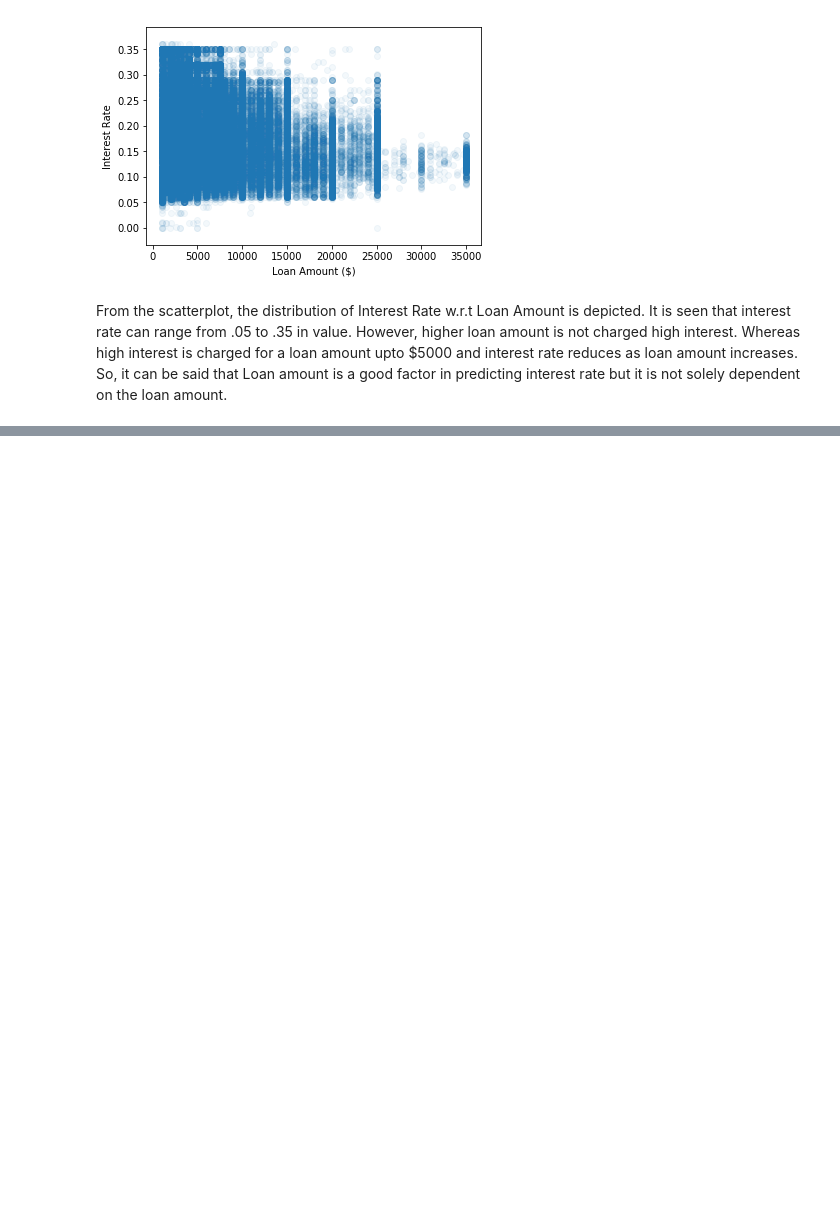
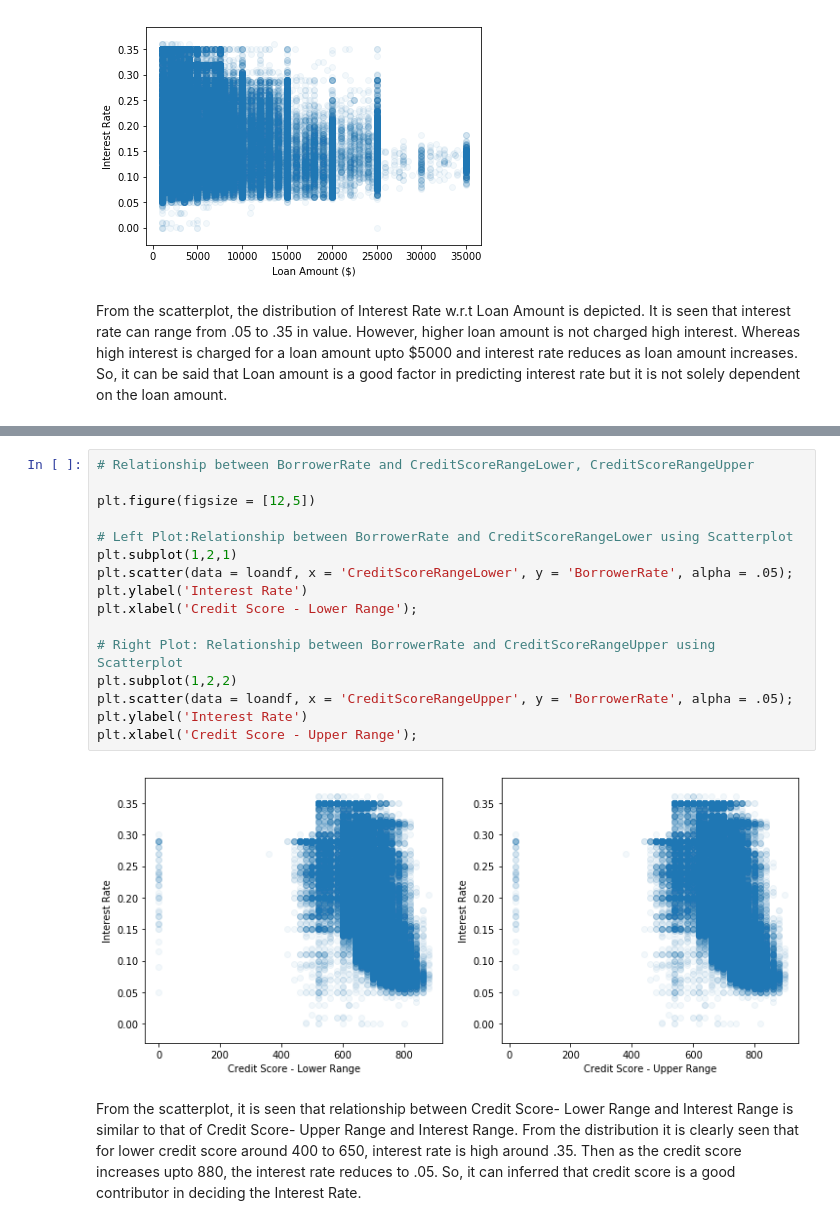
Before and after one commit to Kirthi-Raman/LoanDatasetAnalysis, a Jupyter notebook: exploration_template.ipynb, the cells around one changed output, grey strips where cells are left out. Cells and saved outputs as stored; diff of their text form; blank space fills up the shorter version.

```diff
--- a/exploration_template.ipynb
+++ b/exploration_template.ipynb
@@ -590,0 +604,20 @@ From the scatterplot, the distribution of Interest Rate w.r.t Loan Amount is dep
+# %%
+# Relationship between BorrowerRate and CreditScoreRangeLower, CreditScoreRangeUpper
+
+plt.figure(figsize = [12,5])
+
+# Left Plot:Relationship between BorrowerRate and CreditScoreRangeLower using Scatterplot
+plt.subplot(1,2,1)
+plt.scatter(data = loandf, x = 'CreditScoreRangeLower', y = 'BorrowerRate', alpha = .05);
+plt.ylabel('Interest Rate')
+plt.xlabel('Credit Score - Lower Range');
+
+# Right Plot: Relationship between BorrowerRate and CreditScoreRangeUpper using Scatterplot
+plt.subplot(1,2,2)
+plt.scatter(data = loandf, x = 'CreditScoreRangeUpper', y = 'BorrowerRate', alpha = .05);
+plt.ylabel('Interest Rate')
+plt.xlabel('Credit Score - Upper Range');
+# %% [output]
+[figure, added]
+# %% [markdown]
+From the scatterplot, it is seen that relationship between Credit Score- Lower Range and Interest Range is similar to that of Credit Score- Upper Range and Interest Range. From the distribution it is clearly seen that for lower credit score around 400 to 650, interest rate is high around .35. Then as the credit score increases upto 880, the interest rate reduces to .05. So, it can inferred that credit score is a good contributor in deciding the Interest Rate.
```
Also changed, not shown: parts of 4 cells of this notebook.
